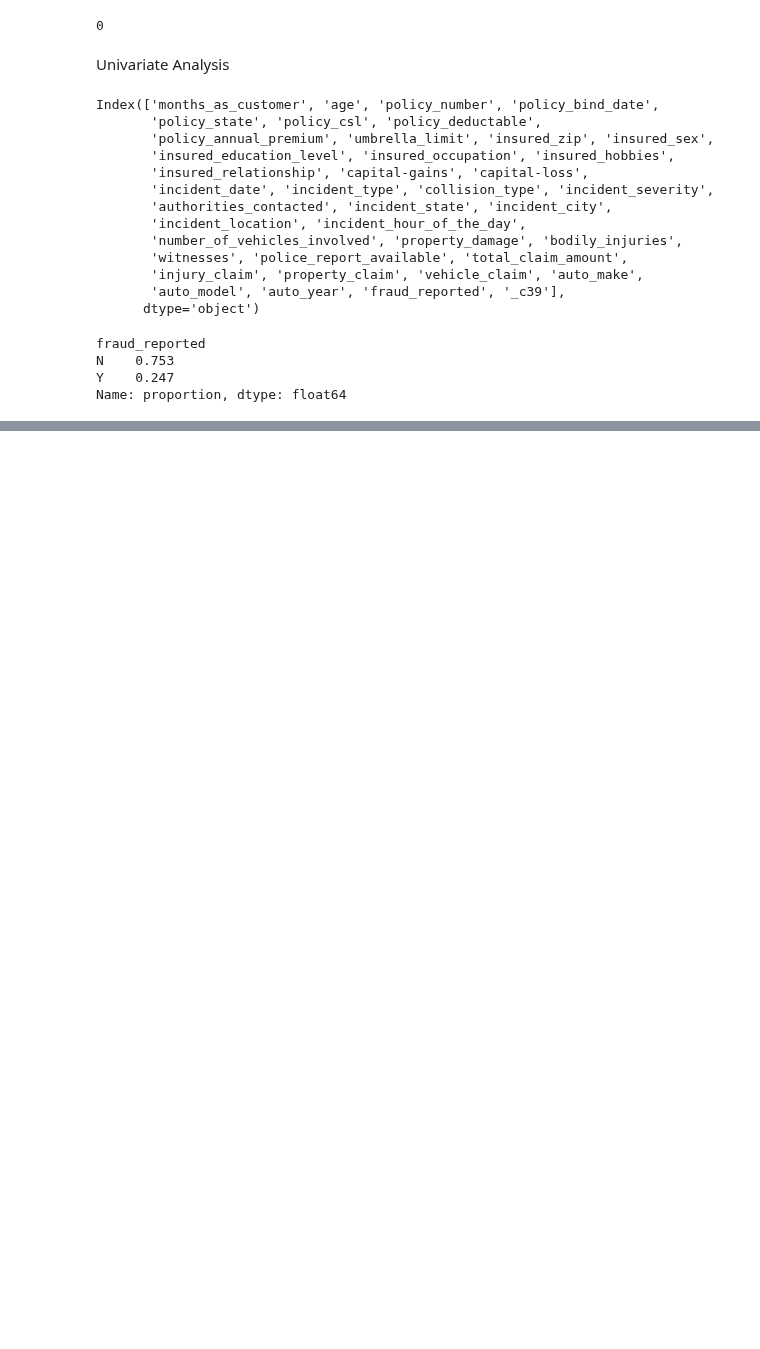
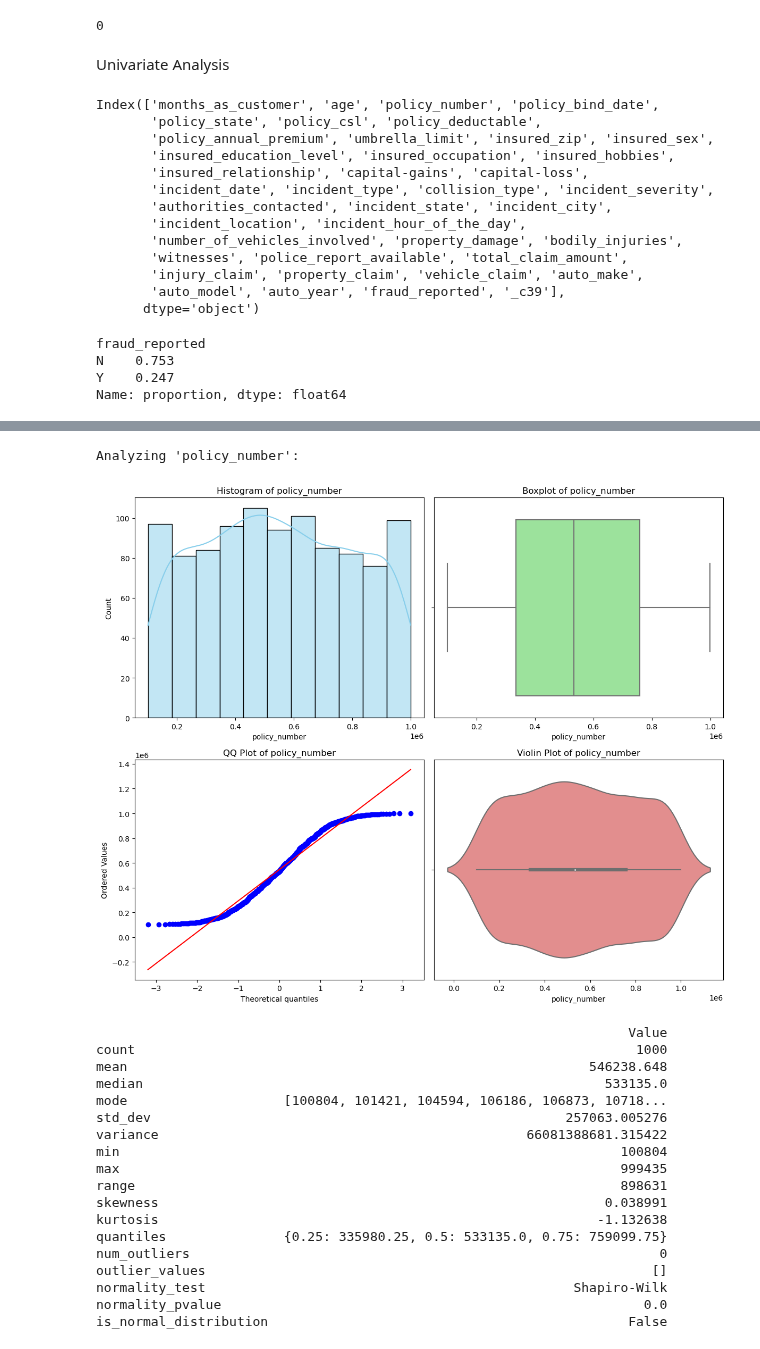
Before and after one commit to She-LoyceTsuma/Capstone, a Jupyter notebook: insurancenotebook.ipynb, the cells around one changed output, grey strips where cells are left out. Saved outputs shown, nothing was run; the diff lists cells and outputs as text; code cells hidden in the pictures; blank space fills up the shorter version.

```diff
--- a/insurancenotebook.ipynb
+++ b/insurancenotebook.ipynb
@@ -88,5 +95,5 @@ Expected in real life scenarios
 # %%
-#Exploring Numerical columns
+
 
 def univariate_analysis(df, cols=None, output_dir=None):
     """
@@ -124,11 +131,7 @@ def univariate_analysis(df, cols=None, output_dir=None):
         results['kurtosis'] = data.kurtosis()
         results['quantiles'] = data.quantile([0.25, 0.5, 0.75]).to_dict()
 
-        # Missing Values
-        total_missing = df[col].isnull().sum()
-        results['missing_values'] = total_missing
-        results['missing_percentage'] = (total_missing / len(df)) * 100
-
+        # Distribution
         # Outlier Detection using IQR
         Q1 = data.quantile(0.25)
         Q3 = data.quantile(0.75)
@@ -237,3 +236,26 @@ outlier_values                                                []
 normality_test                                      Shapiro-Wilk
 normality_pvalue                                             0.0
 is_normal_distribution                                     False
+# %%
+univariate_analysis(df, cols=['policy_number'], output_dir=None)
+# %% [output]
+Analyzing 'policy_number':
+[figure, added]
+                                                                    Value
+count                                                                1000
+mean                                                           546238.648
+median                                                           533135.0
+mode                    [100804, 101421, 104594, 106186, 106873, 10718...
+std_dev                                                     257063.005276
+variance                                               66081388681.315422
+min                                                                100804
+max                                                                999435
+range                                                              898631
+skewness                                                         0.038991
+kurtosis                                                        -1.132638
+quantiles               {0.25: 335980.25, 0.5: 533135.0, 0.75: 759099.75}
+num_outliers                                                            0
+outlier_values                                                         []
+normality_test                                               Shapiro-Wilk
+normality_pvalue                                                      0.0
+is_normal_distribution                                              False
```
Also changed, not shown: parts of 5 cells of this notebook.
